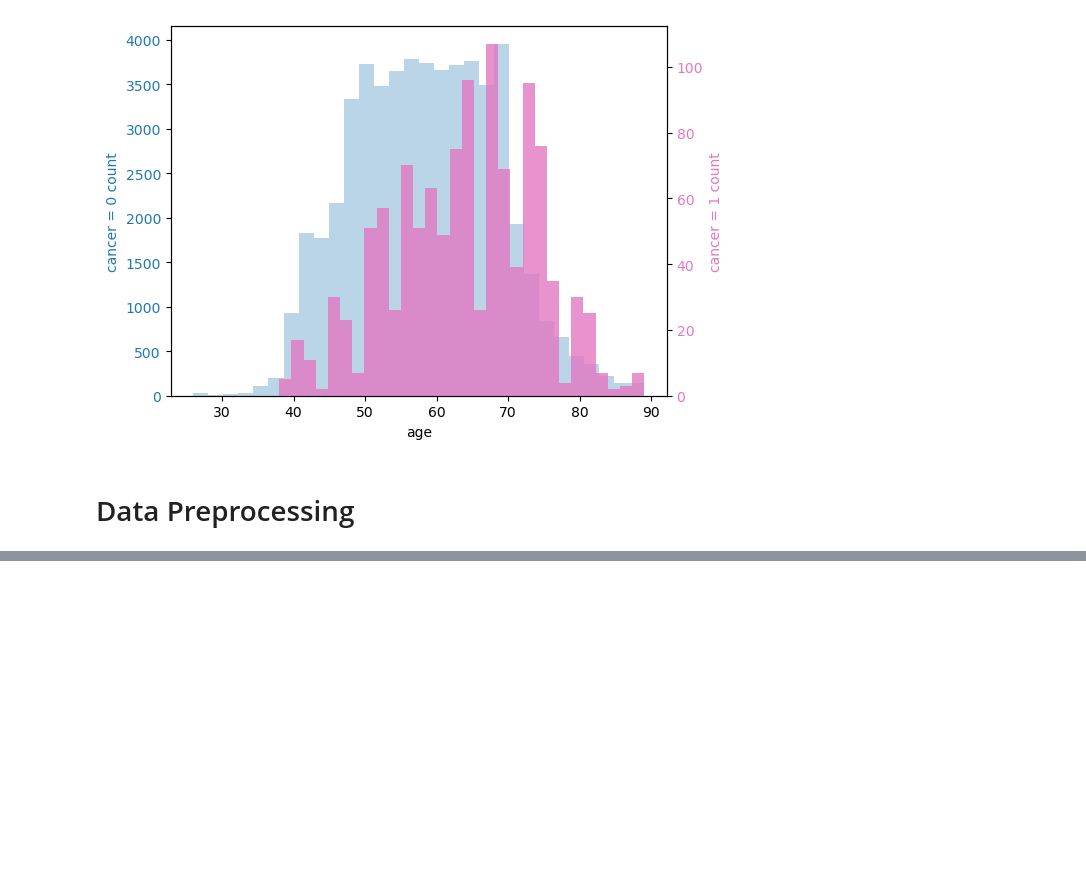
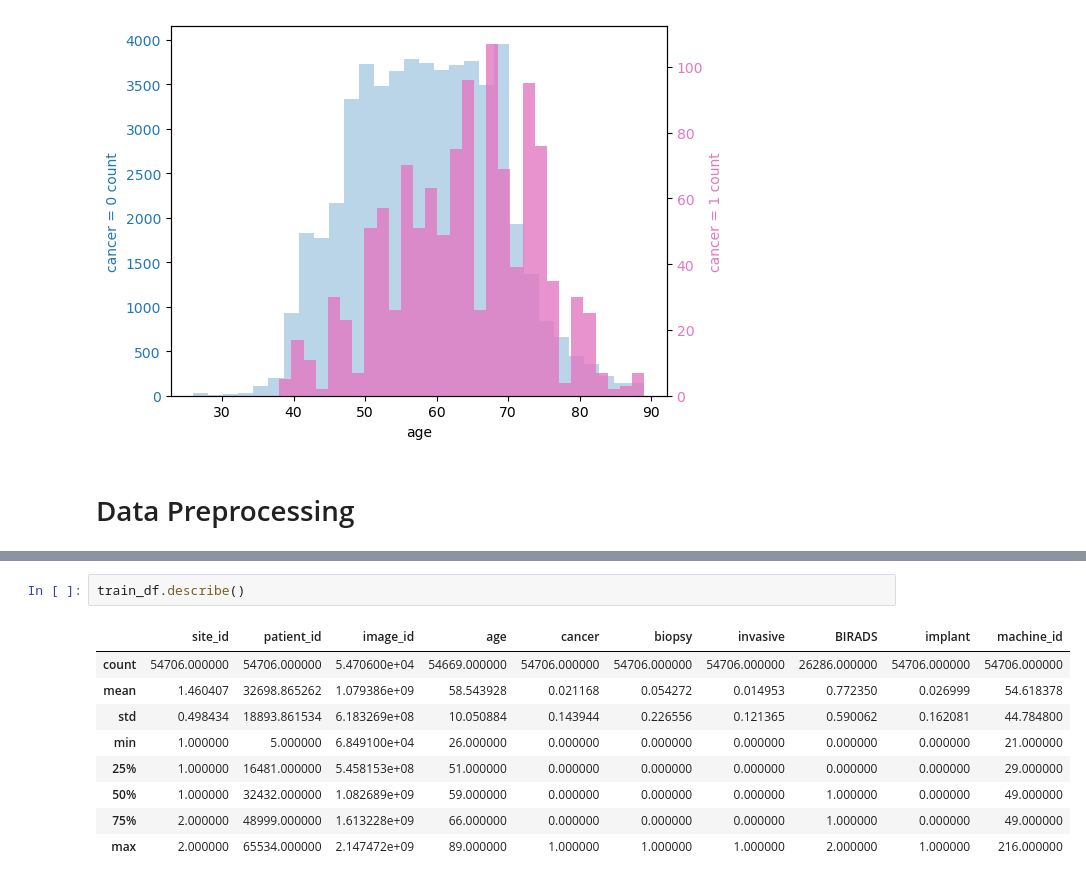
Before and after one commit to madhusudan-deshpande/breast-cancer-detection, a Jupyter notebook: EDA_and_Preprocessing.ipynb, the cells around one changed output, grey strips where cells are left out. Cells and saved outputs as stored; diff of their text form; blank space fills up the shorter version.

```diff
--- a/EDA_and_Preprocessing.ipynb
+++ b/EDA_and_Preprocessing.ipynb
@@ -379,0 +393,12 @@ plt.show()
+# %%
+train_df.describe()
+# %% [output]
+|  | site_id | patient_id | image_id | age | cancer | biopsy | invasive | BIRADS | implant | machine_id |
+| count | 54706.000000 | 54706.000000 | 5.470600e+04 | 54669.000000 | 54706.000000 | 54706.000000 | 54706.000000 | 26286.000000 | 54706.000000 | 54706.000000 |
+| mean | 1.460407 | 32698.865262 | 1.079386e+09 | 58.543928 | 0.021168 | 0.054272 | 0.014953 | 0.772350 | 0.026999 | 54.618378 |
+| std | 0.498434 | 18893.861534 | 6.183269e+08 | 10.050884 | 0.143944 | 0.226556 | 0.121365 | 0.590062 | 0.162081 | 44.784800 |
+| min | 1.000000 | 5.000000 | 6.849100e+04 | 26.000000 | 0.000000 | 0.000000 | 0.000000 | 0.000000 | 0.000000 | 21.000000 |
+| 25% | 1.000000 | 16481.000000 | 5.458153e+08 | 51.000000 | 0.000000 | 0.000000 | 0.000000 | 0.000000 | 0.000000 | 29.000000 |
+| 50% | 1.000000 | 32432.000000 | 1.082689e+09 | 59.000000 | 0.000000 | 0.000000 | 0.000000 | 1.000000 | 0.000000 | 49.000000 |
+| 75% | 2.000000 | 48999.000000 | 1.613228e+09 | 66.000000 | 0.000000 | 0.000000 | 0.000000 | 1.000000 | 0.000000 | 49.000000 |
+| max | 2.000000 | 65534.000000 | 2.147472e+09 | 89.000000 | 1.000000 | 1.000000 | 1.000000 | 2.000000 | 1.000000 | 216.000000 |
```
Also changed, not shown: parts of 14 cells of this notebook.
